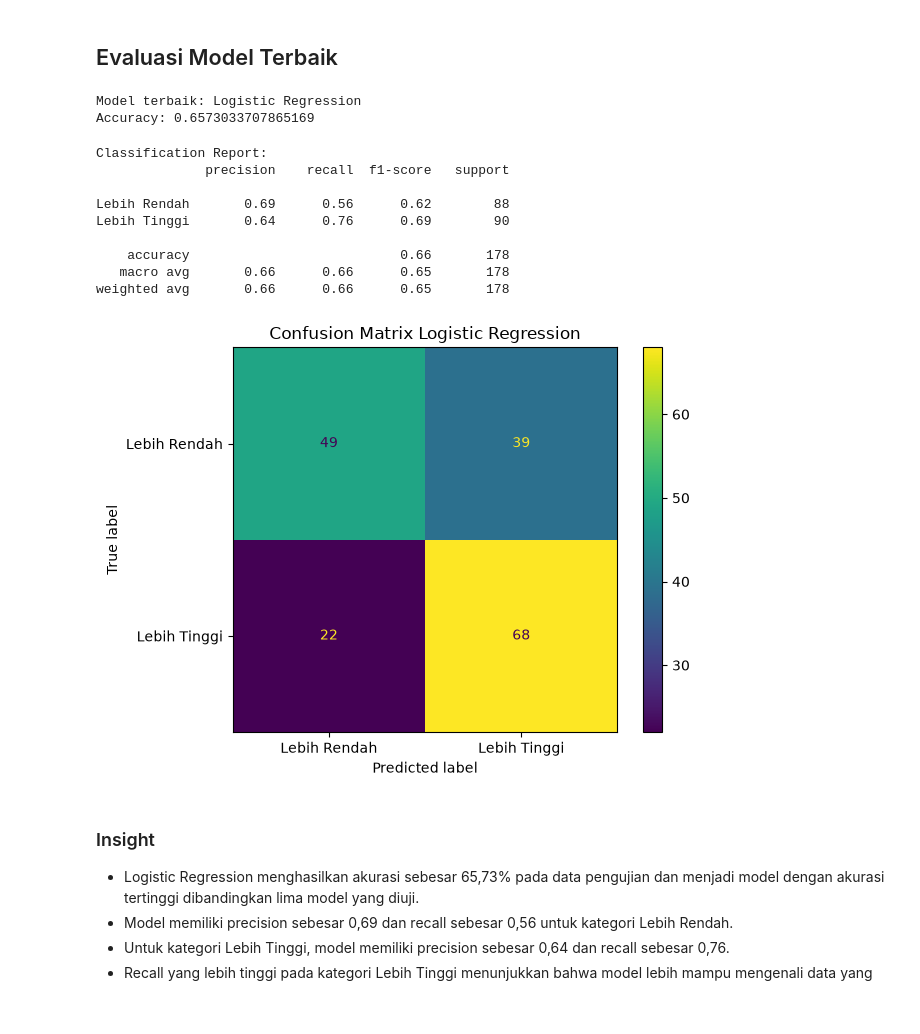
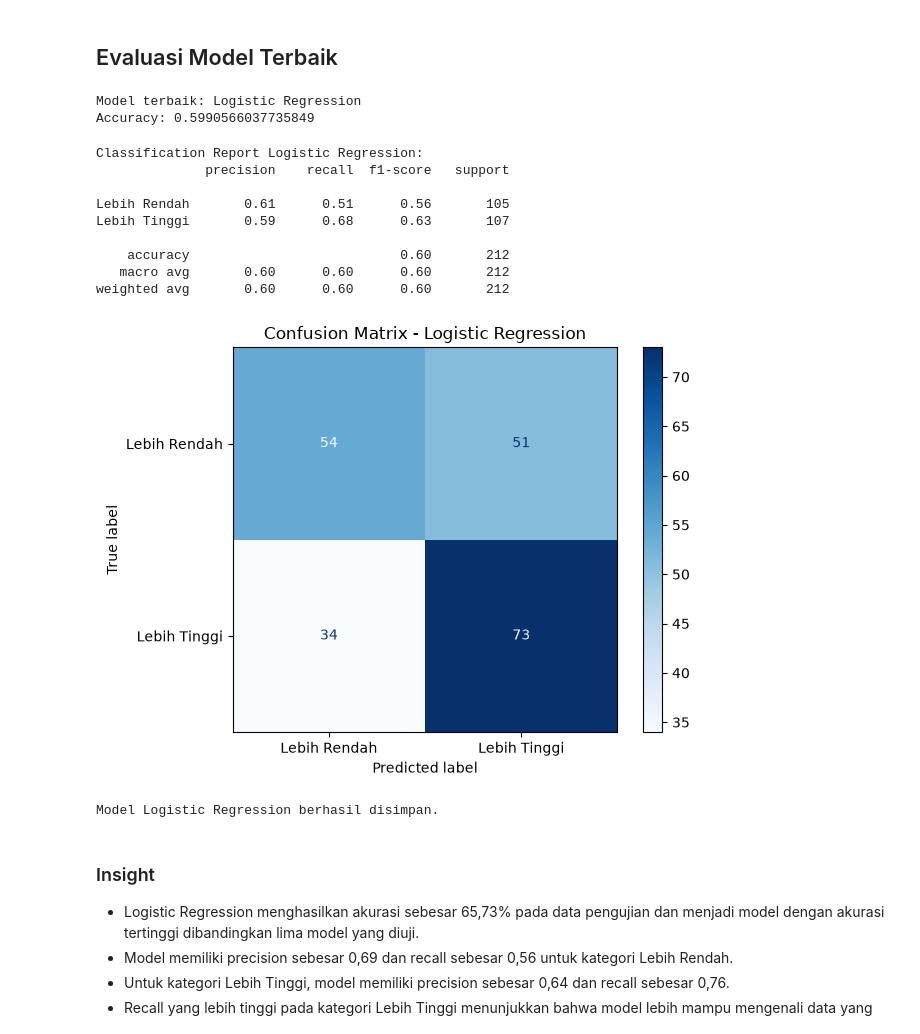
Before and after one commit to aaaskyyyy/analisis-kualitas-udara, a Jupyter notebook: analisis_kualitas_udara.ipynb, the cells around one changed output. Cells and saved outputs as stored; diff of their text form; code cells hidden in the pictures.

```diff
--- a/analisis_kualitas_udara.ipynb
+++ b/analisis_kualitas_udara.ipynb
@@ -1012,48 +1011,73 @@ display(results_df)
 # %% [markdown]
 ## Evaluasi Model Terbaik
 # %%
-best_model = LogisticRegression(max_iter=1000)
+# Mengambil model dengan akurasi tertinggi
+best_name = results_df.iloc[0]["Model"]
+best_model = models[best_name]
 
-best_model.fit(X_train, y_train)
-
+# Prediksi menggunakan model terbaik
 y_pred = best_model.predict(X_test)
 
-print("Model terbaik: Logistic Regression")
+print("Model terbaik:", best_name)
 print("Accuracy:", accuracy_score(y_test, y_pred))
 # %% [output]
 Model terbaik: Logistic Regression
-Accuracy: 0.6573033707865169
+Accuracy: 0.5990566037735849
 # %%
-print("Classification Report:")
-print(classification_report(y_test, y_pred))
+print(f"Classification Report {best_name}:")
+print(classification_report(
+    y_test,
+    y_pred,
+    labels=["Lebih Rendah", "Lebih Tinggi"],
+    zero_division=0
+))
 # %% [output]
-Classification Report:
+Classification Report Logistic Regression:
               precision    recall  f1-score   support
 
-Lebih Rendah       0.69      0.56      0.62        88
-Lebih Tinggi       0.64      0.76      0.69        90
+Lebih Rendah       0.61      0.51      0.56       105
+Lebih Tinggi       0.59      0.68      0.63       107
 
-    accuracy                           0.66       178
-   macro avg       0.66      0.66      0.65       178
-weighted avg       0.66      0.66      0.65       178
+    accuracy                           0.60       212
+   macro avg       0.60      0.60      0.60       212
+weighted avg       0.60      0.60      0.60       212
 # %%
 cm = confusion_matrix(
     y_test,
     y_pred,
-    labels=['Lebih Rendah', 'Lebih Tinggi']
+    labels=["Lebih Rendah", "Lebih Tinggi"]
 )
 
 disp = ConfusionMatrixDisplay(
     confusion_matrix=cm,
-    display_labels=['Lebih Rendah', 'Lebih Tinggi']
+    display_labels=["Lebih Rendah", "Lebih Tinggi"]
 )
 
-disp.plot()
-plt.title('Confusion Matrix Logistic Regression')
+disp.plot(cmap="Blues", values_format="d")
+plt.title(f"Confusion Matrix - {best_name}")
 plt.tight_layout()
 plt.show()
 # %% [output]
-[figure, old version]
+[figure, new version]
+# %%
+#Simpan model
+model_artifact = {
+    "model": best_model,
+    "model_name": best_name,
+    "accuracy": accuracy_score(y_test, y_pred),
+    "feature_columns": [
+        "temperature_c",
+        "humidity_pct",
+        "wind_speed_kmh",
+        "precipitation_mm"
+    ]
+}
+
+joblib.dump(model_artifact, "best_model_aqi.joblib")
+
+print(f"Model {best_name} berhasil disimpan.")
+# %% [output]
+Model Logistic Regression berhasil disimpan.
 # %% [markdown]
 ### Insight
 - Logistic Regression menghasilkan akurasi sebesar 65,73% pada data pengujian dan menjadi model dengan akurasi tertinggi dibandingkan lima model yang diuji.
```
Also changed, not shown: parts of 32 cells of this notebook, 1 other file.
